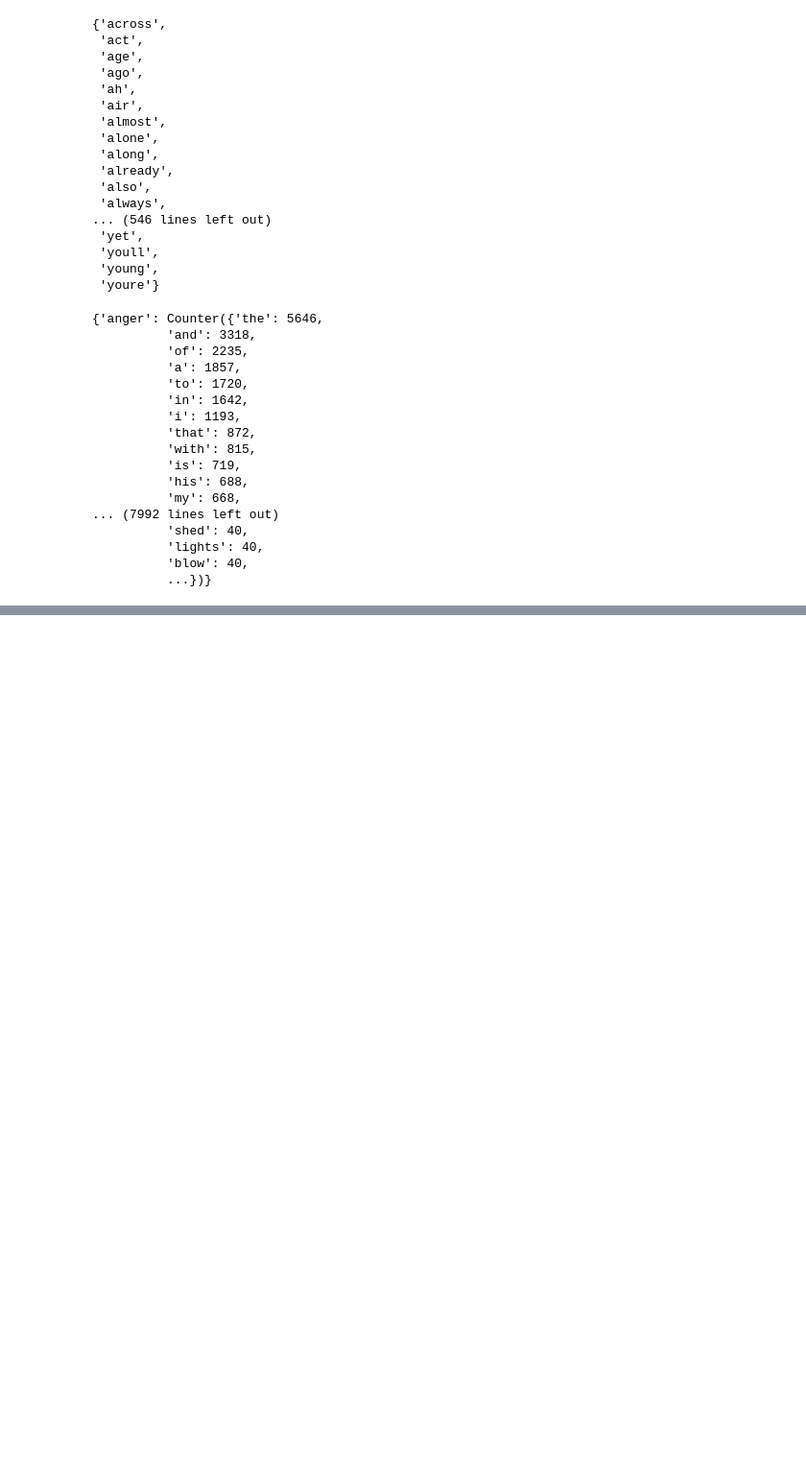
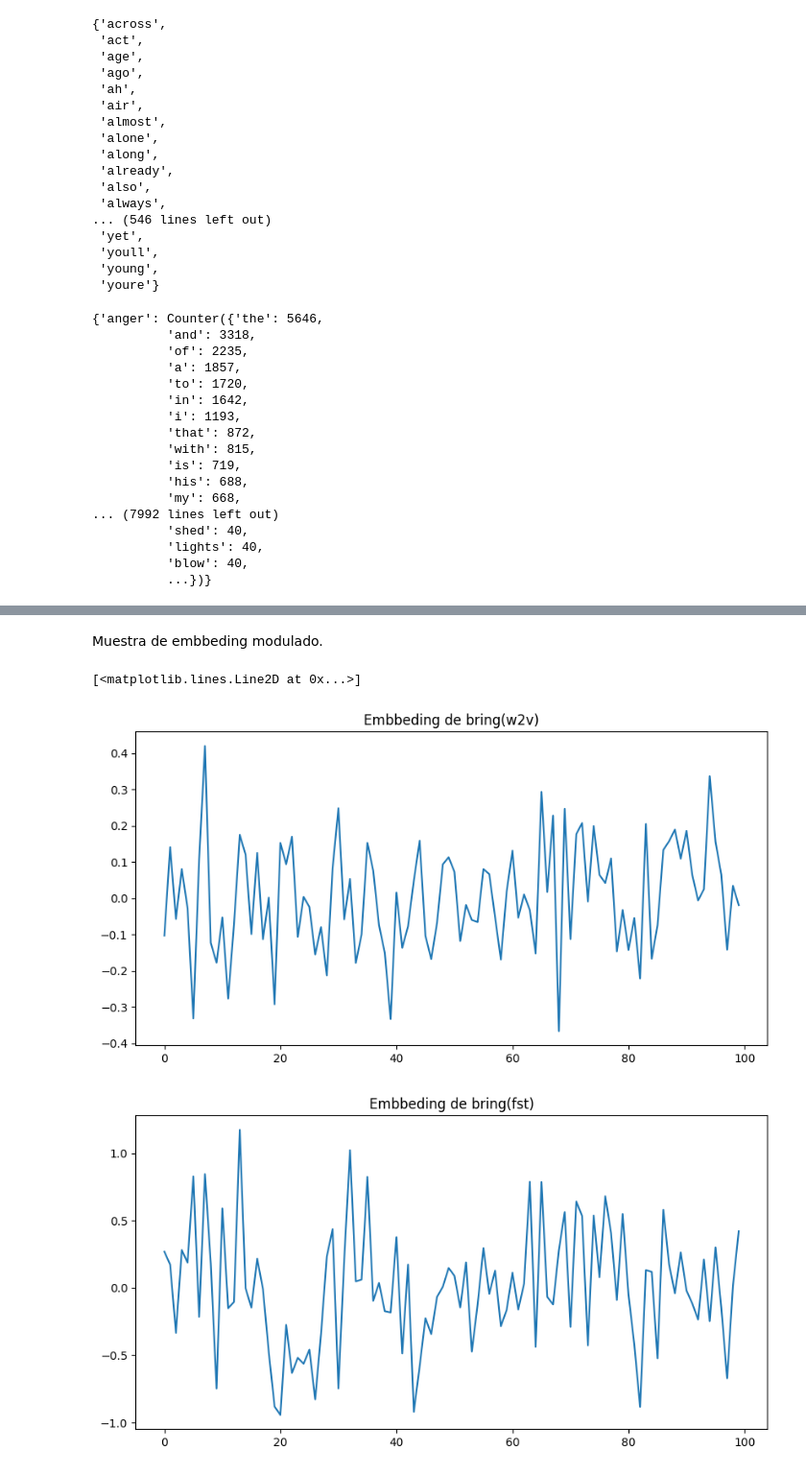
Before and after one commit to jahzeel-ulises/MODULACION, a Jupyter notebook: Palabras.ipynb, the cells around one changed output, grey strips where cells are left out. Shown at 96% size. Cells and saved outputs as stored; diff of their text form; code cells hidden in the pictures; blank space fills up the shorter version.

```diff
--- a/Palabras.ipynb
+++ b/Palabras.ipynb
@@ -429,0 +476,19 @@ words_embbed_fst_info
+# %% [markdown]
+Muestra de embbeding modulado.
+# %%
+word = "bring"
+emotion = "anger"
+embbed_w2v = poems_w2v[emotion].wv.get_vector(word)
+embbed_fst = poems_fst[emotion].wv.get_vector(word)
+
+plt.figure(figsize=(10,5))
+plt.title("Embbeding de "+word+"(w2v)")
+plt.plot(embbed_w2v)
+
+plt.figure(figsize=(10,5))
+plt.title("Embbeding de "+word+"(fst)")
+plt.plot(embbed_fst)
+# %% [output]
+[<matplotlib.lines.Line2D at 0x...>]
+[figure, added]
+[figure, added]
```
Also changed, not shown: parts of 15 cells of this notebook.
